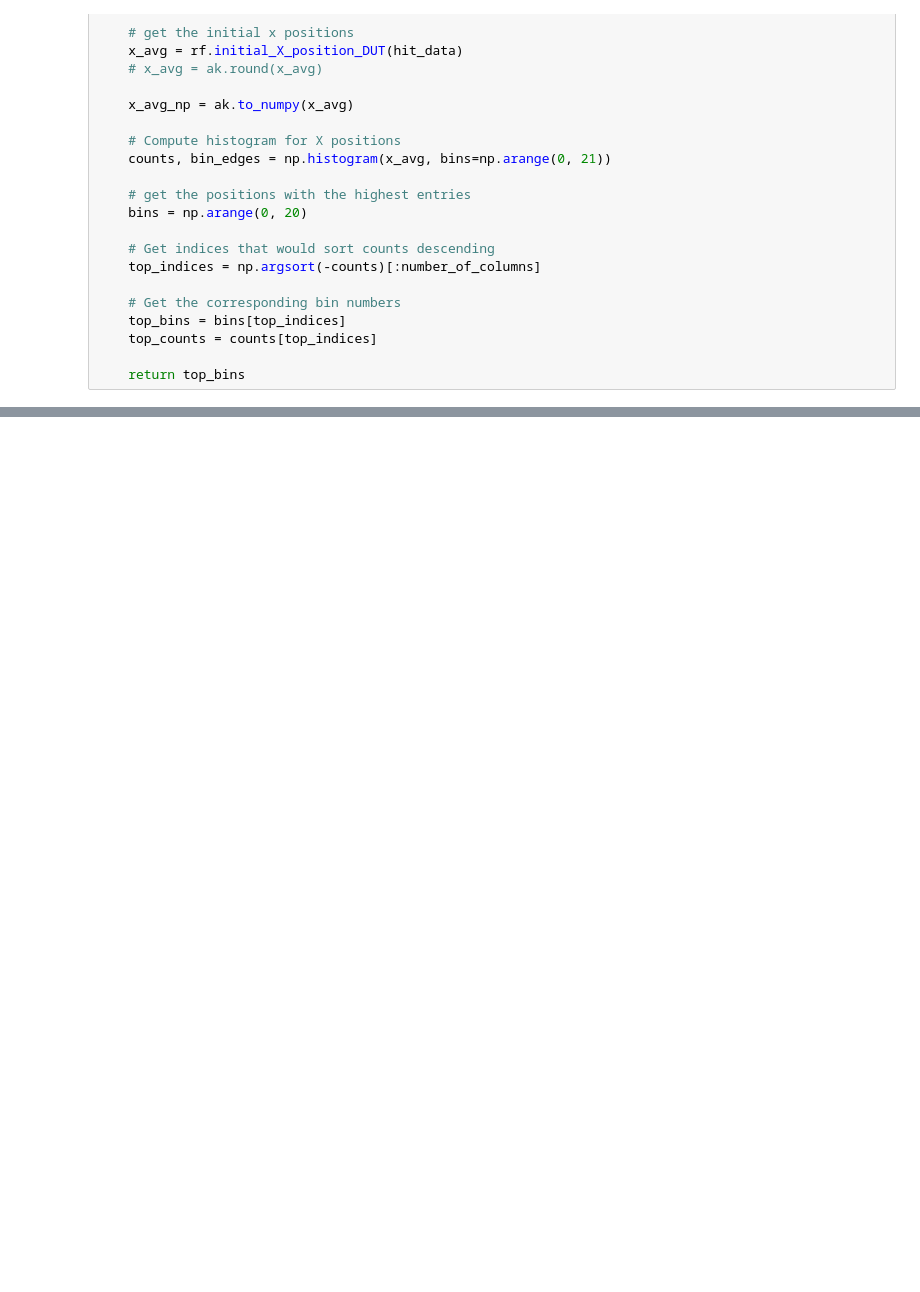
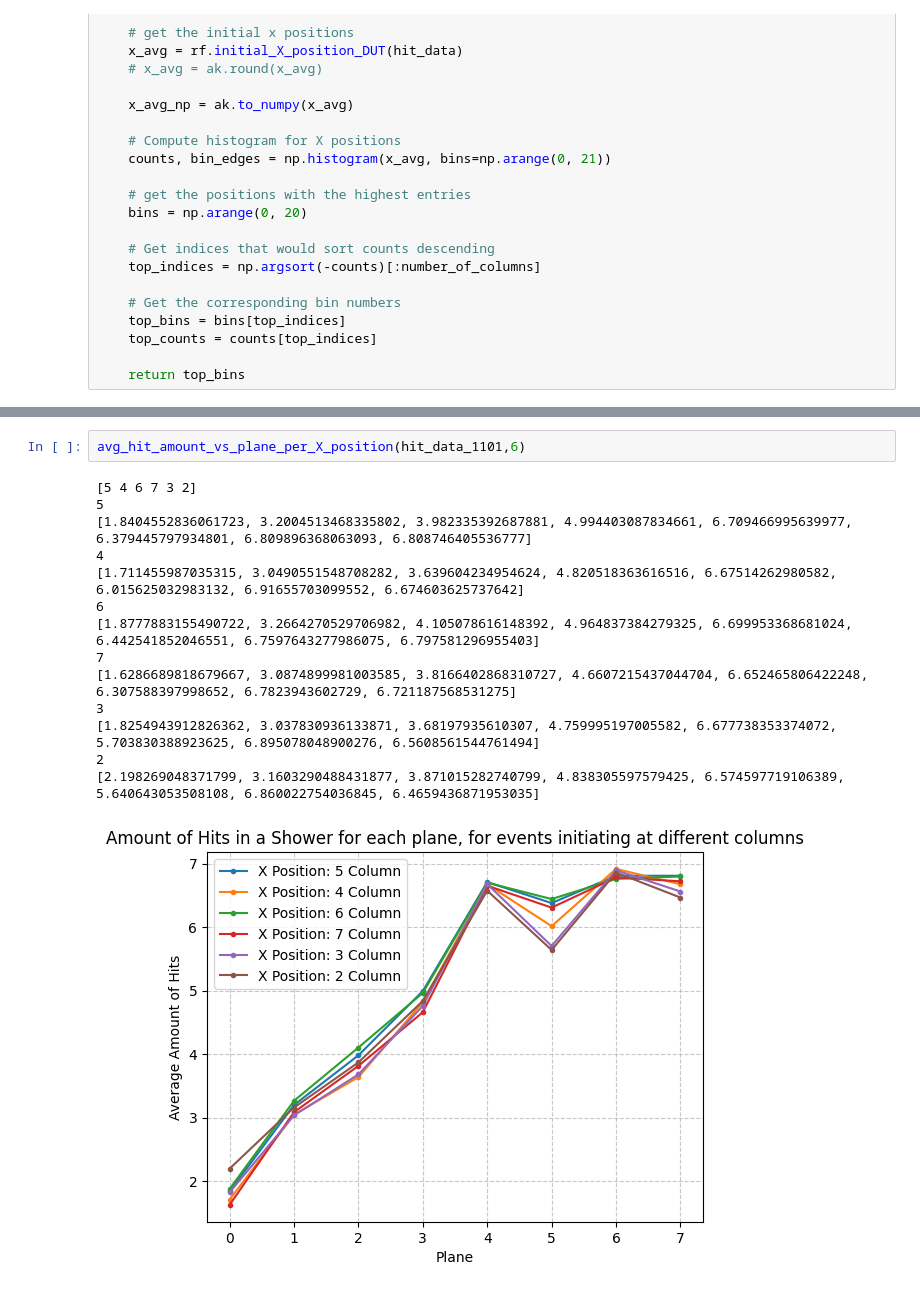
Before and after one commit to Ben-David-Ben/F-Cal-TB-Project, a Jupyter notebook: TB2025_Gap.ipynb, the cells around one changed output, grey strips where cells are left out. Cells and saved outputs as stored; diff of their text form; blank space fills up the shorter version.

```diff
--- a/TB2025_Gap.ipynb
+++ b/TB2025_Gap.ipynb
@@ -143,3 +176,20 @@ def avg_hit_amount_per_plane_per_X_position(hit_data, number_of_highest_ocupied_
 
     # divide the amount of hits by the amount of events to get the avg hit per shower in a plane
+# %%
+avg_hit_amount_vs_plane_per_X_position(hit_data_1101,6)
+# %% [output]
+[5 4 6 7 3 2]
+5
+[1.8404552836061723, 3.2004513468335802, 3.982335392687881, 4.994403087834661, 6.709466995639977, 6.379445797934801, 6.809896368063093, 6.808746405536777]
+4
+[1.711455987035315, 3.0490551548708282, 3.639604234954624, 4.820518363616516, 6.67514262980582, 6.015625032983132, 6.91655703099552, 6.674603625737642]
+6
+[1.8777883155490722, 3.2664270529706982, 4.105078616148392, 4.964837384279325, 6.699953368681024, 6.442541852046551, 6.7597643277986075, 6.797581296955403]
+7
+[1.6286689818679667, 3.0874899981003585, 3.8166402868310727, 4.6607215437044704, 6.652465806422248, 6.307588397998652, 6.7823943602729, 6.721187568531275]
+3
+[1.8254943912826362, 3.037830936133871, 3.68197935610307, 4.759995197005582, 6.677738353374072, 5.703830388923625, 6.895078048900276, 6.5608561544761494]
+2
+[2.198269048371799, 3.1603290488431877, 3.871015282740799, 4.838305597579425, 6.574597719106389, 5.640643053508108, 6.860022754036845, 6.4659436871953035]
+[figure, added]
 # %%
```
Also changed, not shown: parts of 10 cells of this notebook.
